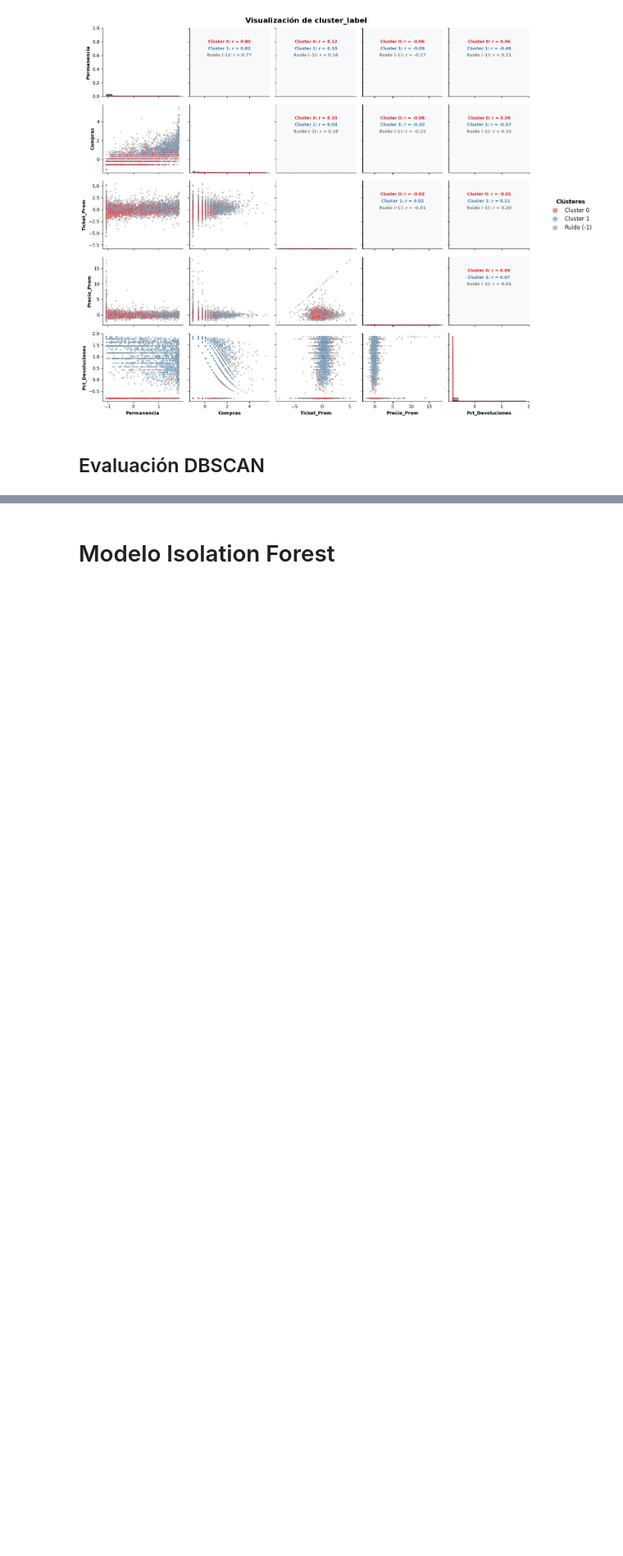
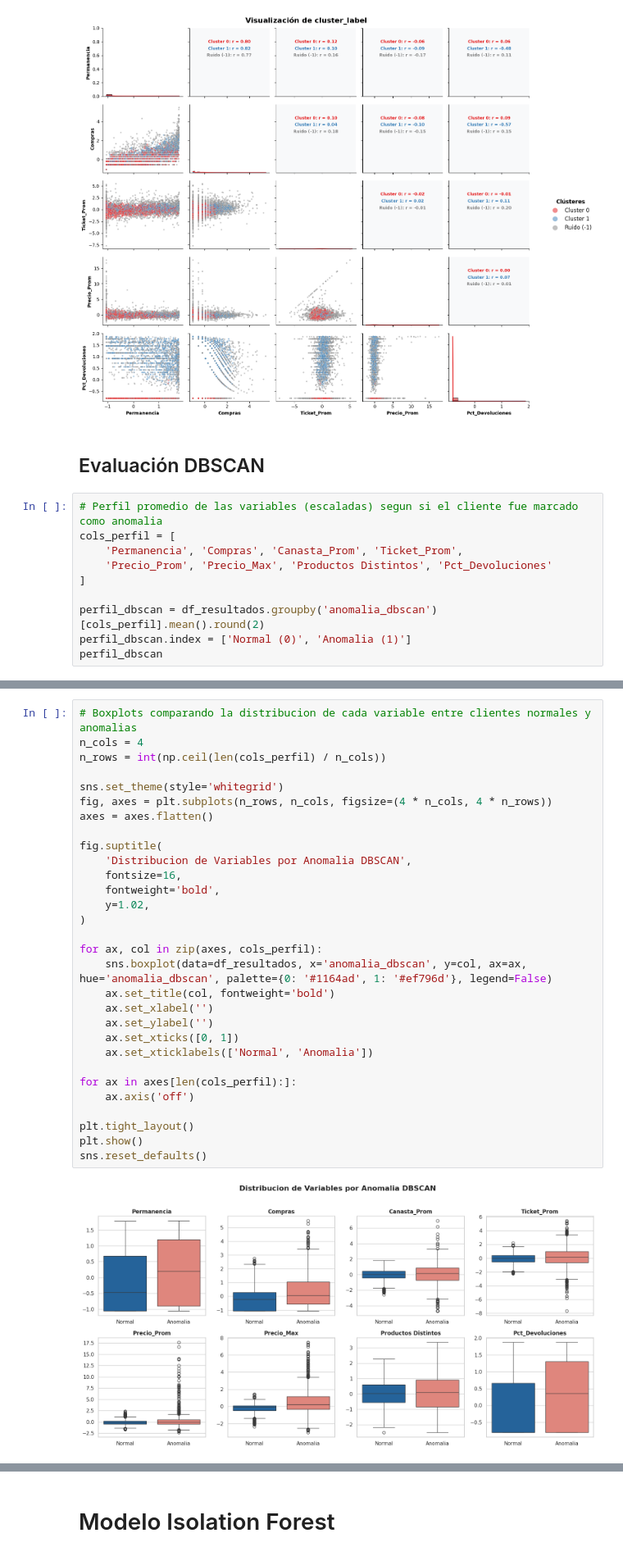
Before and after one commit to miguelblanco123/proyecto_final_aa, a Jupyter notebook: notebooks/notebook.ipynb, the cells around one changed output, grey strips where cells are left out. Shown at 82% size. Cells and saved outputs as stored; diff of their text form; blank space fills up the shorter version.

Commit message:
added dbscan, validations and modularized notebooks

```diff
--- a/notebooks/notebook.ipynb
+++ b/notebooks/notebook.ipynb
@@ -835,3 +836,13 @@ plt.show()
 [figure]
 # %% [markdown]
 ## Evaluación DBSCAN
+# %%
+# Perfil promedio de las variables (escaladas) segun si el cliente fue marcado como anomalia
+cols_perfil = [
+    'Permanencia', 'Compras', 'Canasta_Prom', 'Ticket_Prom',
+    'Precio_Prom', 'Precio_Max', 'Productos Distintos', 'Pct_Devoluciones'
+]
+
+perfil_dbscan = df_resultados.groupby('anomalia_dbscan')[cols_perfil].mean().round(2)
+perfil_dbscan.index = ['Normal (0)', 'Anomalia (1)']
+perfil_dbscan
@@ -837,0 +853,32 @@ plt.show()
+# %%
+# Boxplots comparando la distribucion de cada variable entre clientes normales y anomalias
+n_cols = 4
+n_rows = int(np.ceil(len(cols_perfil) / n_cols))
+
+sns.set_theme(style='whitegrid')
+fig, axes = plt.subplots(n_rows, n_cols, figsize=(4 * n_cols, 4 * n_rows))
+axes = axes.flatten()
+
+fig.suptitle(
+    'Distribucion de Variables por Anomalia DBSCAN',
+    fontsize=16,
+    fontweight='bold',
+    y=1.02,
+)
+
+for ax, col in zip(axes, cols_perfil):
+    sns.boxplot(data=df_resultados, x='anomalia_dbscan', y=col, ax=ax, hue='anomalia_dbscan', palette={0: '#1164ad', 1: '#ef796d'}, legend=False)
+    ax.set_title(col, fontweight='bold')
+    ax.set_xlabel('')
+    ax.set_ylabel('')
+    ax.set_xticks([0, 1])
+    ax.set_xticklabels(['Normal', 'Anomalia'])
+
+for ax in axes[len(cols_perfil):]:
+    ax.axis('off')
+
+plt.tight_layout()
+plt.show()
+sns.reset_defaults()
+# %% [output]
+[figure, added]
```
Also changed, not shown: parts of 17 cells of this notebook, 15 other files.
